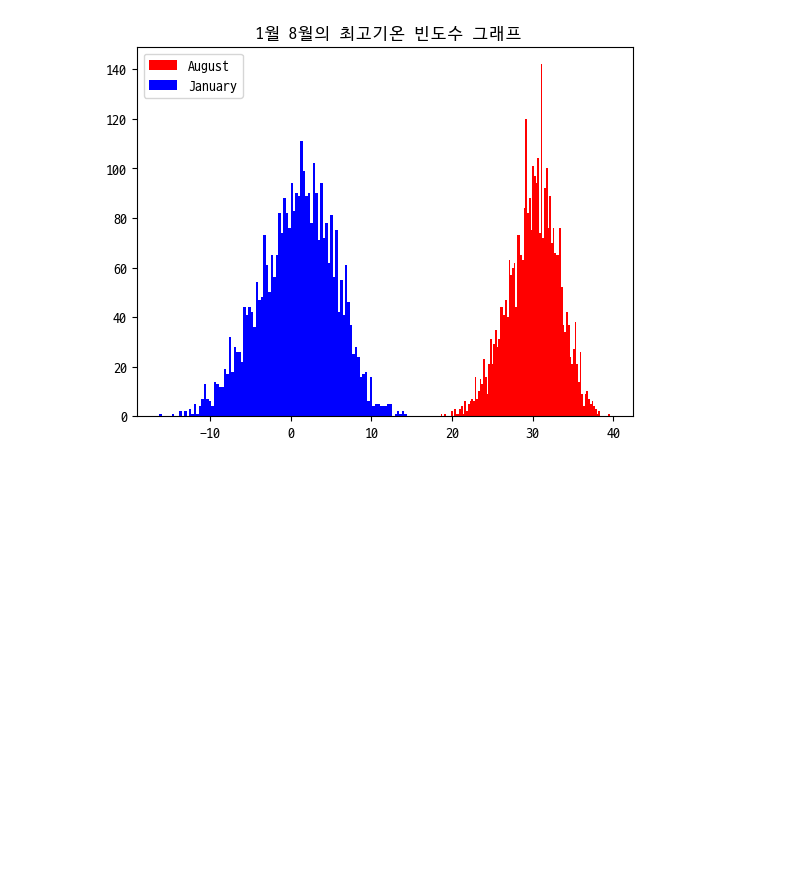
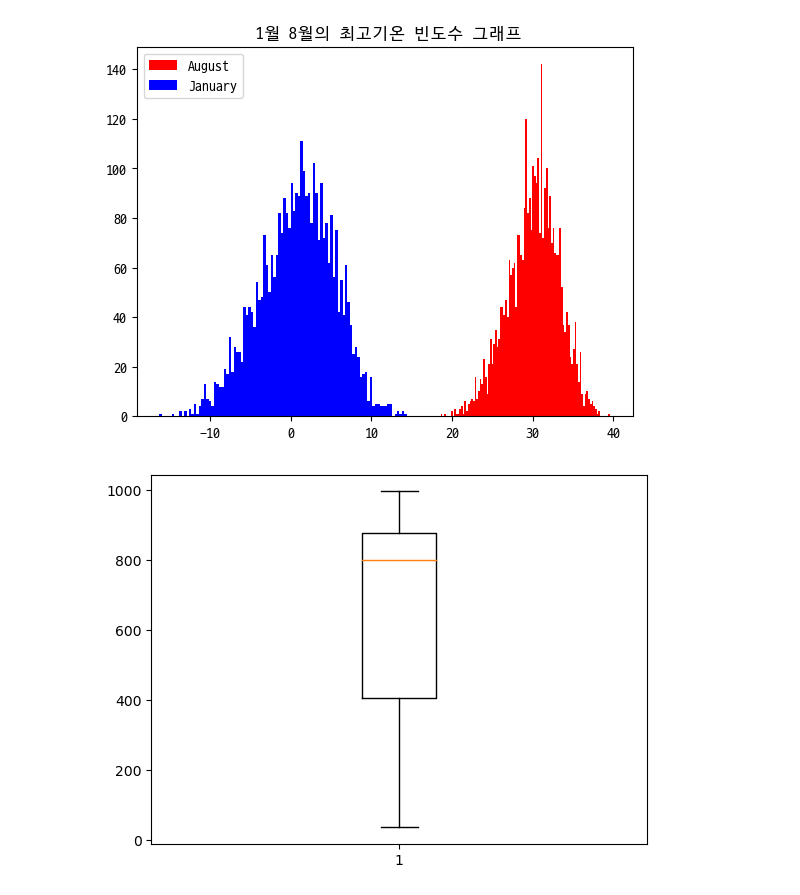
Before and after one commit to IANAHB0517/goott, a Jupyter notebook: python/jupyter/01_Day100.ipynb, the cells around one changed output. Cells and saved outputs as stored; diff of their text form; code cells hidden in the pictures; blank space fills up the shorter version.

```diff
--- a/python/jupyter/01_Day100.ipynb
+++ b/python/jupyter/01_Day100.ipynb
@@ -300,3 +300,17 @@ plt.show()
 file.close()
 # %% [output]
 [figure]
+# %%
+
+#boxplot(데이터에서 얻어낸 최대값, 최솟값, 상위 1/4 , 2/4, 3/4 지점에 위치한 값을 보여주는 그래프) 그래프 그리기
+
+import matplotlib.pyplot as plt
+import random
+
+result= []
+for i in range(13) :
+	result.append(random.randint(1,1000))
+plt.boxplot(result)
+plt.show()
+# %% [output]
+[figure, added]
```
Also changed, not shown: parts of 4 cells of this notebook, 3 other files.
